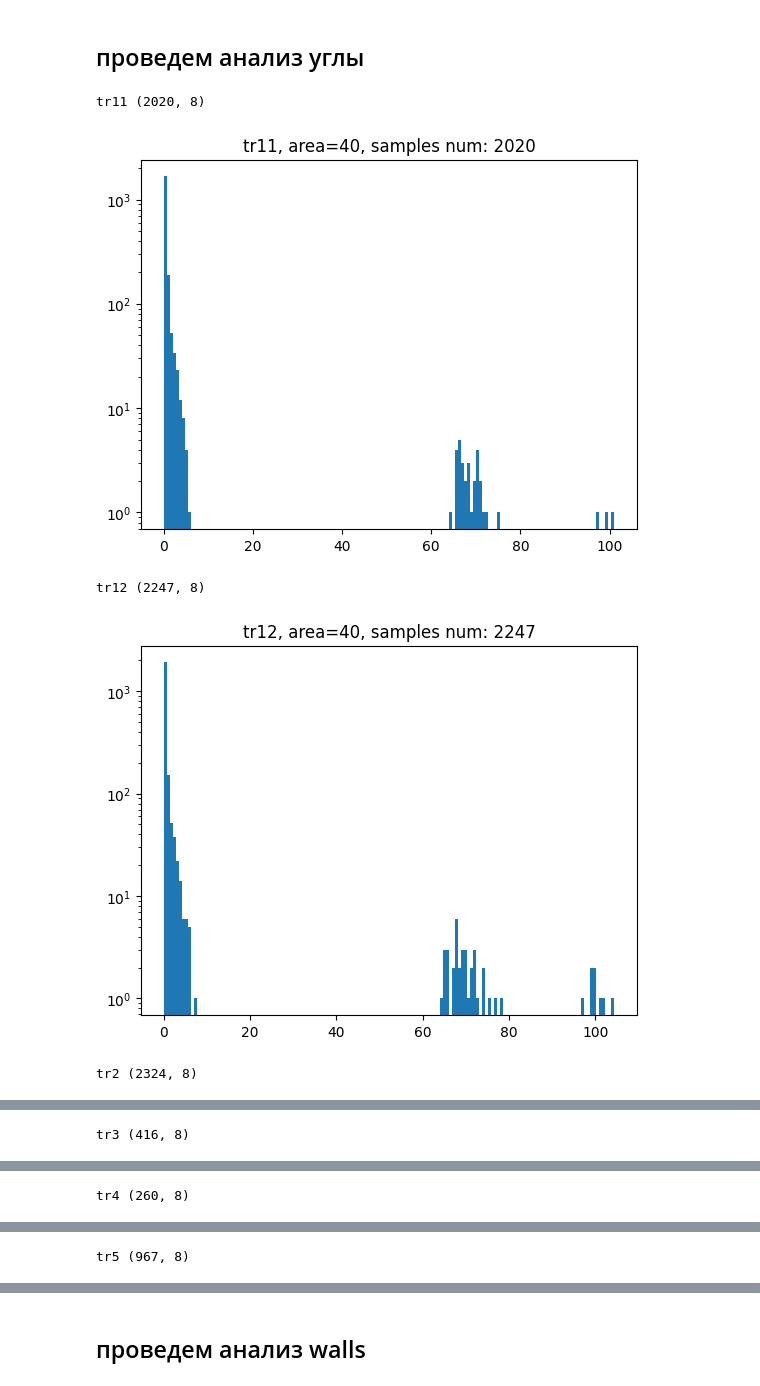
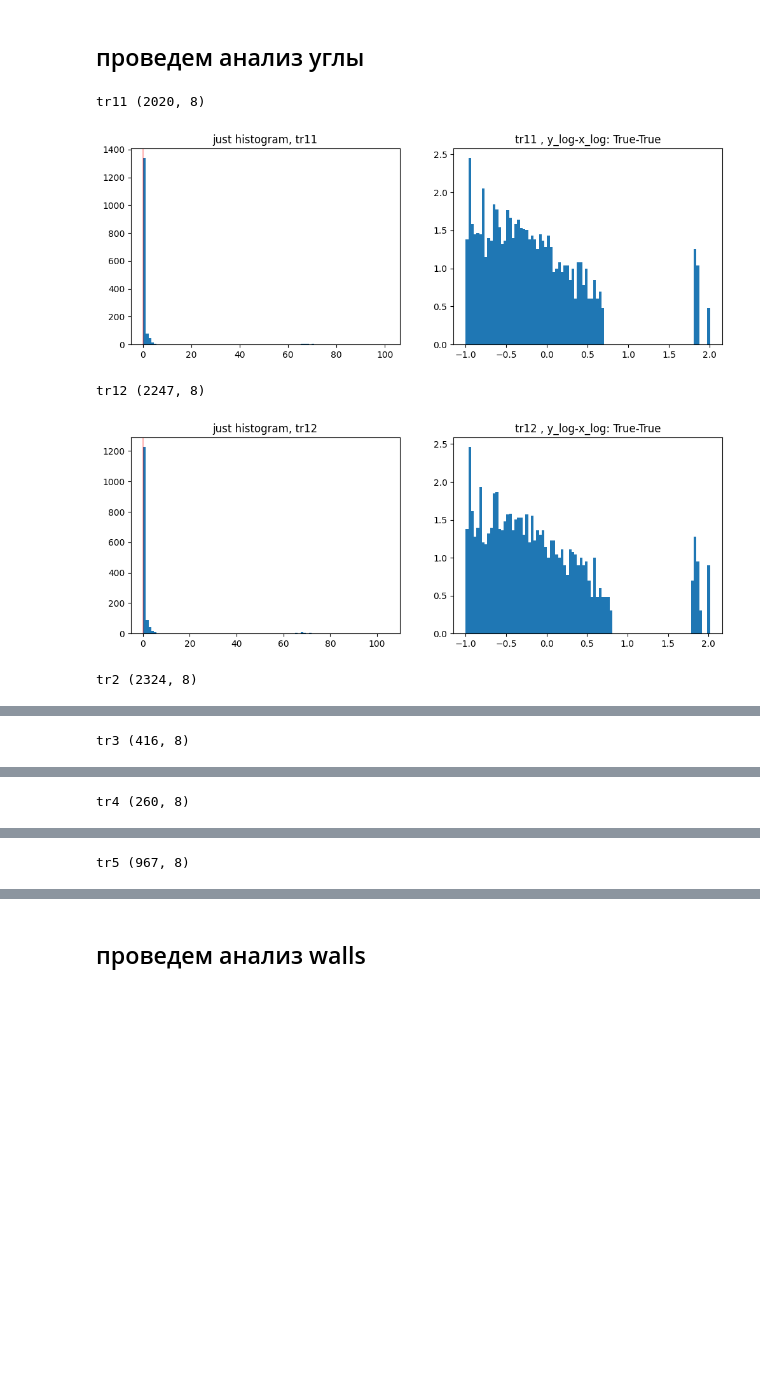
Before and after one commit to Barbara1576/navigation, a Jupyter notebook: PowerLawSecondAlternativeFit-CHECKED.ipynb, the cells around one changed output, grey strips where cells are left out. Saved outputs shown, nothing was run; the diff lists cells and outputs as text; code cells hidden in the pictures; blank space fills up the shorter version.

```diff
--- a/PowerLawSecondAlternativeFit-CHECKED.ipynb
+++ b/PowerLawSecondAlternativeFit-CHECKED.ipynb
@@ -65,28 +64,0 @@ def build_log_hist(df, binn, hist_title, y_log=True, x_log=False):
-# %%
-#==================STOPPED HERE ===================================
-#==================STOPPED HERE ===================================
-#==================STOPPED HERE ===================================
-
-def build_log_hist(df, binn, hist_title, y_log=True, x_log=False):
-    dx = df['x'].diff()
-    dy = df['y'].diff()
-    dx.iloc[0], dy.iloc[0] = 0., 0.
-
-    ## Ignore gaps in recording (== 0.)
-    mask = dx.index != 0
-    dx = dx * 1*mask
-    dy = dy * 1*mask
-
-    xy = (dx**2 + dy**2)**0.5
-    df['xy'] = xy
-
-    if y_log:
-        plt.yscale("log")  # TODO: change for log input
-    if x_log:
-        plt.xscale("log")
-    xy_np = df['xy'].to_numpy()
-    kk = plt.hist(xy_np, bins=binn)
-    plt.title(f'{hist_title}, samples num: {df.shape[0]}')
-    plt.show()
-
-    return kk
@@ -94,9 +107,12 @@ def build_log_hist(df, binn, hist_title, y_log=True, x_log=False):
 df_steps_hist = {}
 for k, df in df_dict.items():
 
-    h = build_log_hist(df, binn=200, hist_title=k,
-                       y_log=True, x_log=False)
-    df_steps_hist[k] = h
+    plot_step_lens_hist(df, 70, k , y_log=True, x_log=True)
+
+    # h = build_log_hist(df, binn=200, hist_title=k,
+    #                    y_log=True, x_log=False)
+    # df_steps_hist[k] = h
+
     # TODO: what is the name of x-axis ??? len of area len units ???
     # TODO: threshold for dropping "sitting" column
 # %% [output]
@@ -305,14 +329,17 @@ For tr92: m = -0.924, c = 2.031
 # %%
 df_angls_hist = {}
 
 for k, df in df_dict.items():
     df_in_area = df.loc[df['near_wall']>=10].copy()
     print(k, df_in_area.shape)
-    h = build_log_hist(df_in_area, binn=150, hist_title=f'{k}, area={area}',
-                       y_log=True, x_log=False)
+
+    plot_step_lens_hist(df_in_area, 90, k, y_log=True, x_log=True)
+
+    # h = build_log_hist(df_in_area, binn=150, hist_title=f'{k}, area={area}',
+    #                    y_log=True, x_log=False)
 # %% [output]
 tr11 (2020, 8)
-[figure, old version]
+[figure, new version]
 tr12 (2247, 8)
-[figure, old version]
+[figure, new version]
 tr2 (2324, 8)
```
Also changed, not shown: parts of 9 cells of this notebook.
